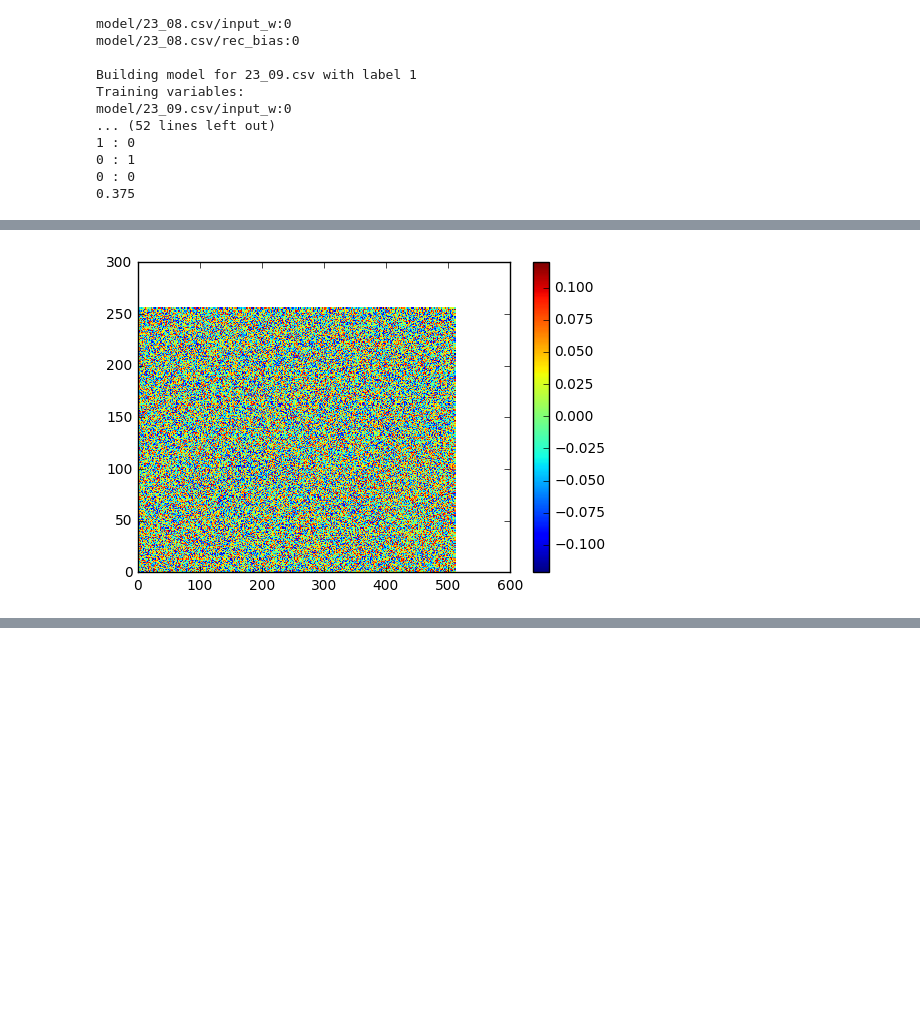
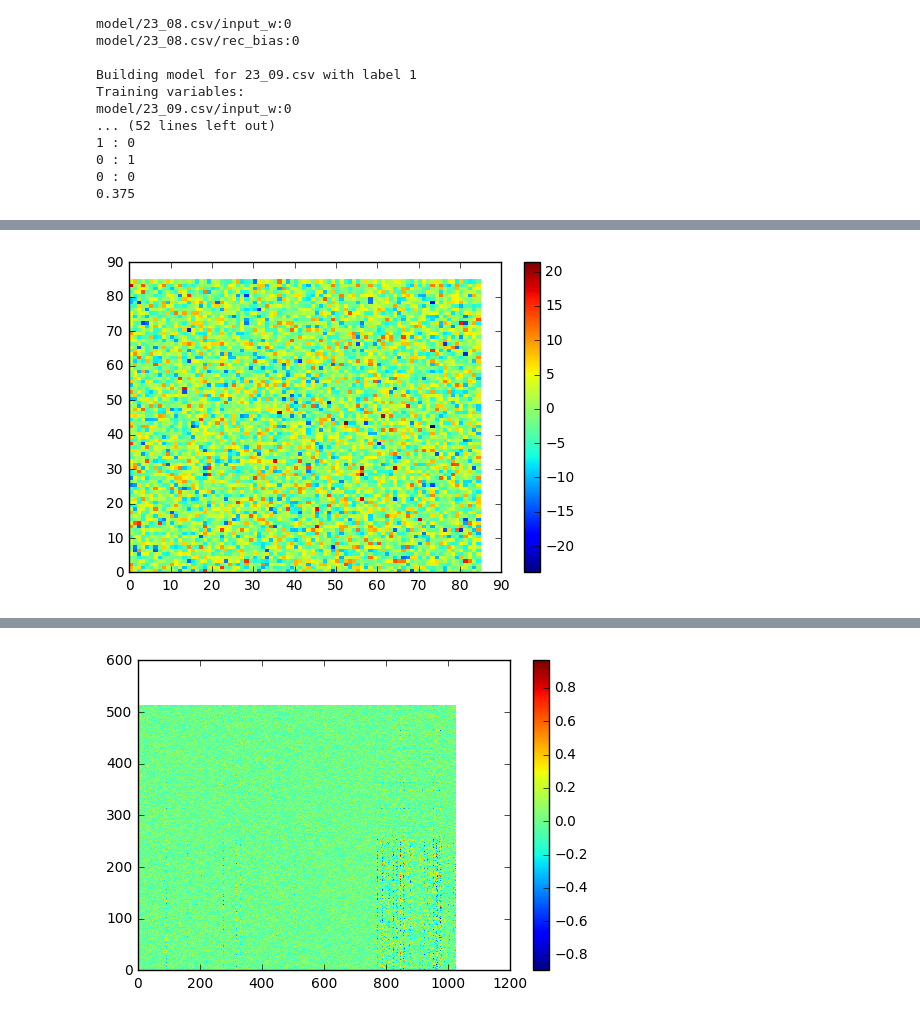
Before and after one commit to ppuliu/DeepLearning, a Jupyter notebook: tensorflow/exp.ipynb, the cells around one changed output, grey strips where cells are left out. Saved outputs shown, nothing was run; the diff lists cells and outputs as text; code cells hidden in the pictures; blank space fills up the shorter version.

```diff
--- a/tensorflow/exp.ipynb
+++ b/tensorflow/exp.ipynb
@@ -19,12 +19,13 @@ train_multi_rnn.keep_prob = 1.0
 train_multi_rnn.pos_weight = 1
 train_multi_rnn.max_grad_norm = 5
 
-train_multi_rnn.batch_size=1
-train_multi_rnn.num_steps=1000
 train_multi_rnn.max_epoch=10
 train_multi_rnn.reg=0.0
 train_multi_rnn.learning_rate=0.05
-train_multi_rnn.cell_size = 128
+
+train_multi_rnn.batch_size=1
+train_multi_rnn.num_steps=1000
+train_multi_rnn.cell_size = 256
 # %%
 #orders=np.arange(85)
 #np.random.shuffle(orders)
@@ -366,32 +369,66 @@ model/23_09.csv/input_w:0
 # %%
 with tf.device('/gpu:1'):
     train_multi_rnn.FLAGS.log_dir='/home/honglei/projects/heterlearning/log_dir'
-    m=train_multi_rnn.TrainMultiRNN('/home/honglei/projects/heterlearning/data/small/', fix_shared=True)
-a=m.get_value_of_variable('model/23_01.csv/input_w:0')
-plt.figure()
-plt.pcolor(np.dot(a,np.copy(a.T)))
-plt.colorbar()
+    m=train_multi_rnn.TrainMultiRNN('/home/honglei/projects/heterlearning/data/shuffle_10/', fix_shared=True)
 
-a=m.get_value_of_variable('model/shared_variables/Cell0/W_0:0')
-plt.figure()
-plt.pcolor(a)
-plt.colorbar()
-
-m.restore('/home/honglei/projects/heterlearning/log_dir/best.ckt')
-
-a=m.get_value_of_variable('model/shared_variables/Cell0/W_0:0')
-plt.figure()
-plt.pcolor(a)
-plt.colorbar()
+print "before restore"
+input_w=m.get_value_of_variable('model/23_01.csv/input_w:0')
+output_w=m.get_value_of_variable('model/23_01.csv/output_w:0')
 
 plt.figure()
-a=m.get_value_of_variable('model/23_01.csv/input_w:0')
-plt.pcolor(np.dot(a,np.copy(a.T)))
+plt.pcolor(input_w)
+plt.colorbar()
+plt.show()
+
+plt.figure()
+plt.pcolor(output_w)
+plt.colorbar()
+plt.show()
+
+plt.figure()
+plt.pcolor(np.dot(input_w,np.copy(output_w)))
+plt.colorbar()
+plt.show()
+
+lstm_w=m.get_value_of_variable('model/shared_variables/Cell0/W_0:0')
+plt.figure()
+plt.pcolor(lstm_w)
+plt.colorbar()
+plt.show()
+
+m.restore('/home/honglei/projects/heterlearning/log_dir/train_best_0.ckt')
+
+print "after restore"
+input_w=m.get_value_of_variable('model/23_01.csv/input_w:0')
+output_w=m.get_value_of_variable('model/23_01.csv/output_w:0')
+
+plt.figure()
+plt.pcolor(input_w)
+plt.colorbar()
+plt.show()
+
+plt.figure()
+plt.pcolor(output_w)
+plt.colorbar()
+plt.show()
+
+plt.figure()
+plt.pcolor(np.dot(input_w,np.copy(output_w)))
+plt.colorbar()
+plt.show()
+
+lstm_w=m.get_value_of_variable('model/shared_variables/Cell0/W_0:0')
+plt.figure()
+plt.pcolor(lstm_w)
 plt.colorbar()
 plt.show()
 
 acc, labels, states = m.get_accuracy()
 print acc
+plt.figure()
+plt.pcolor(states[0])
+plt.colorbar()
+plt.show()
 
 X_list, predict_list=m.get_train_data()
 X=X_list[0]
@@ -429 +467 @@ Starting session
-[figure, old version]
+[figure, new version]
@@ -444,0 +473 @@ Label prediction by recording:
+[figure, added]
```
Also changed, not shown: parts of 10 cells of this notebook, 6 other files.
